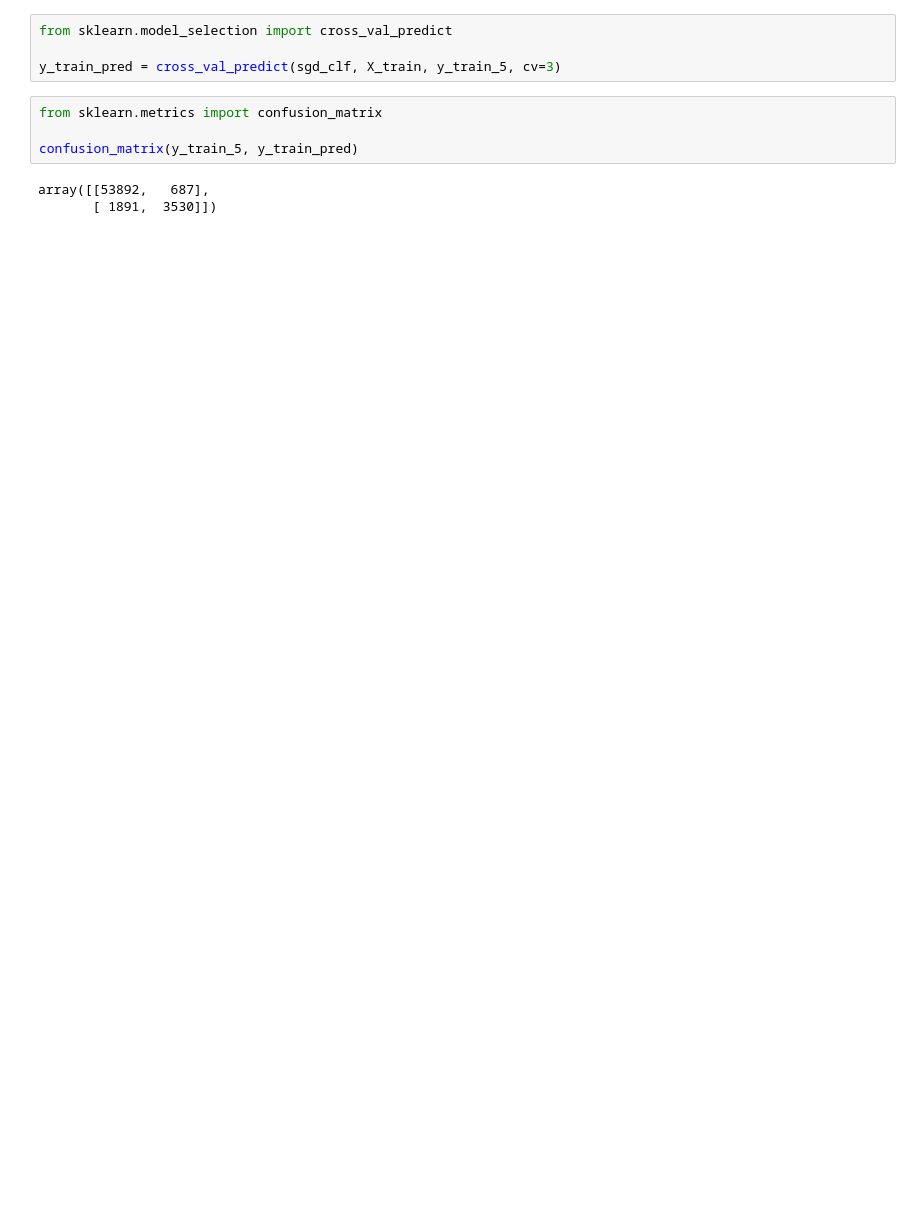
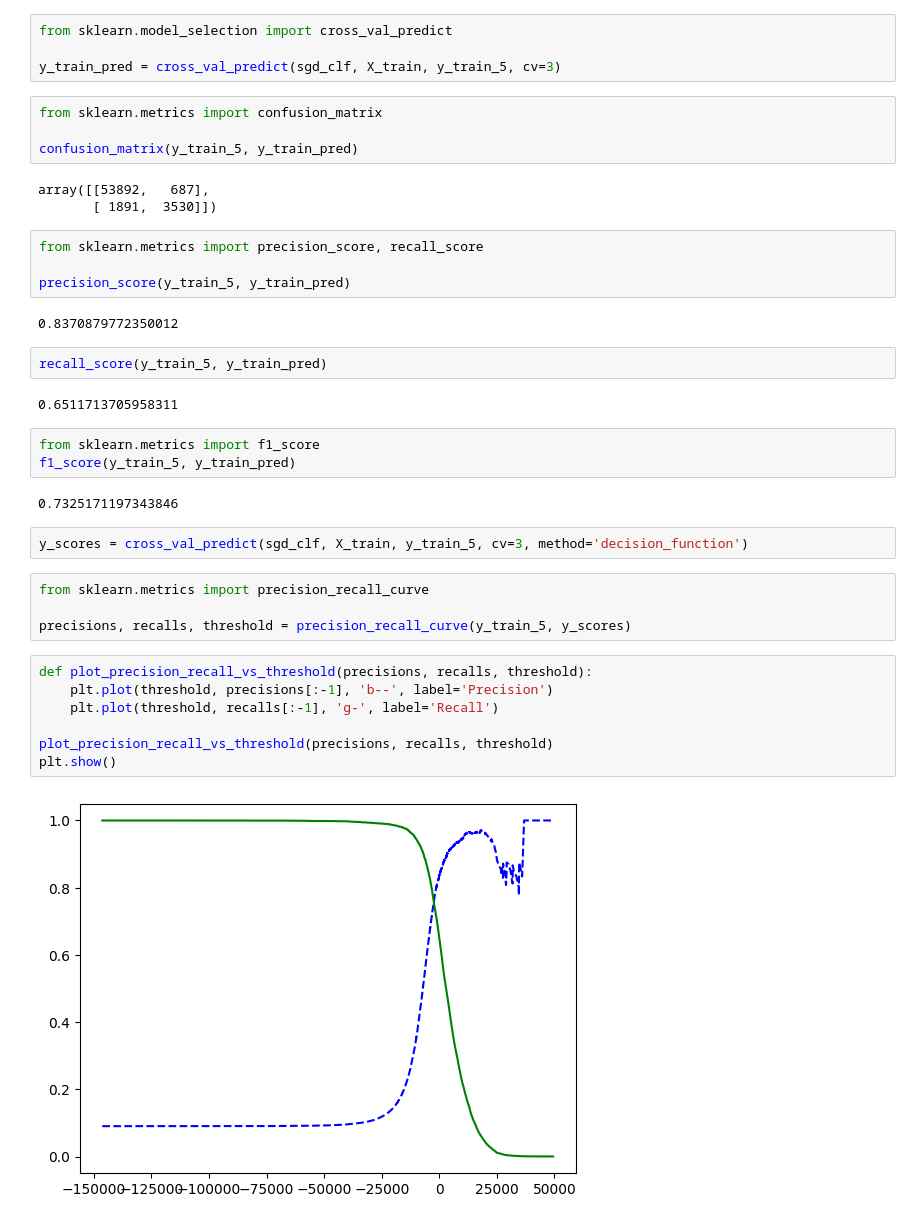
Before and after one commit to zqTheDesigner/reading_hands-on-machine-learning-with-scikit-learn-keras-tensorflow, a Jupyter notebook: CH-3 Classification.ipynb, the cells around one changed output. Drawn from its saved outputs; the diff is of its cells as text; blank space fills up the shorter version.

```diff
--- a/CH-3 Classification.ipynb
+++ b/CH-3 Classification.ipynb
@@ -74,3 +74,33 @@ confusion_matrix(y_train_5, y_train_pred)
 # %% [output]
 array([[53892,   687],
        [ 1891,  3530]])
+# %%
+from sklearn.metrics import precision_score, recall_score
+
+precision_score(y_train_5, y_train_pred)
+# %% [output]
+0.8370879772350012
+# %%
+recall_score(y_train_5, y_train_pred)
+# %% [output]
+0.6511713705958311
+# %%
+from sklearn.metrics import f1_score
+f1_score(y_train_5, y_train_pred)
+# %% [output]
+0.7325171197343846
+# %%
+y_scores = cross_val_predict(sgd_clf, X_train, y_train_5, cv=3, method='decision_function')
+# %%
+from sklearn.metrics import precision_recall_curve
+
+precisions, recalls, threshold = precision_recall_curve(y_train_5, y_scores)
+# %%
+def plot_precision_recall_vs_threshold(precisions, recalls, threshold):
+    plt.plot(threshold, precisions[:-1], 'b--', label='Precision')
+    plt.plot(threshold, recalls[:-1], 'g-', label='Recall')
+
+plot_precision_recall_vs_threshold(precisions, recalls, threshold)
+plt.show()
+# %% [output]
+[figure, added]
```
Also changed, not shown: parts of 1 cell of this notebook.
